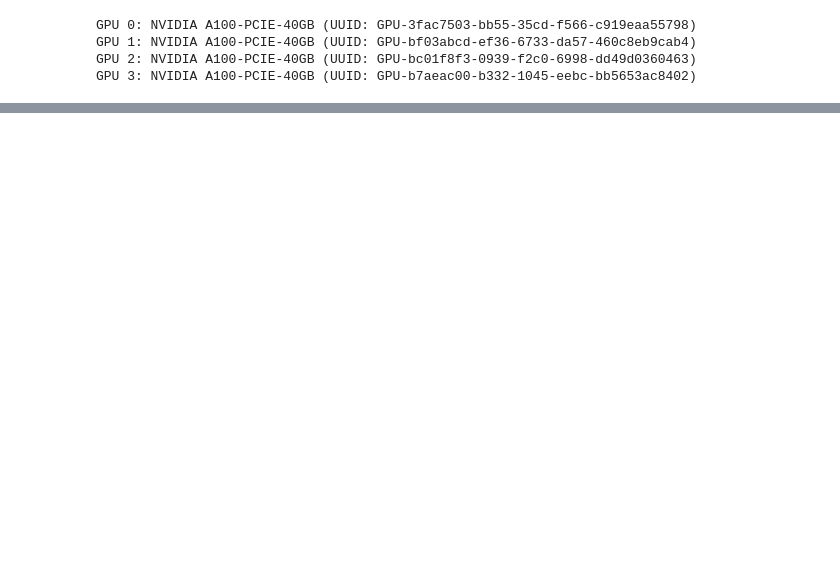
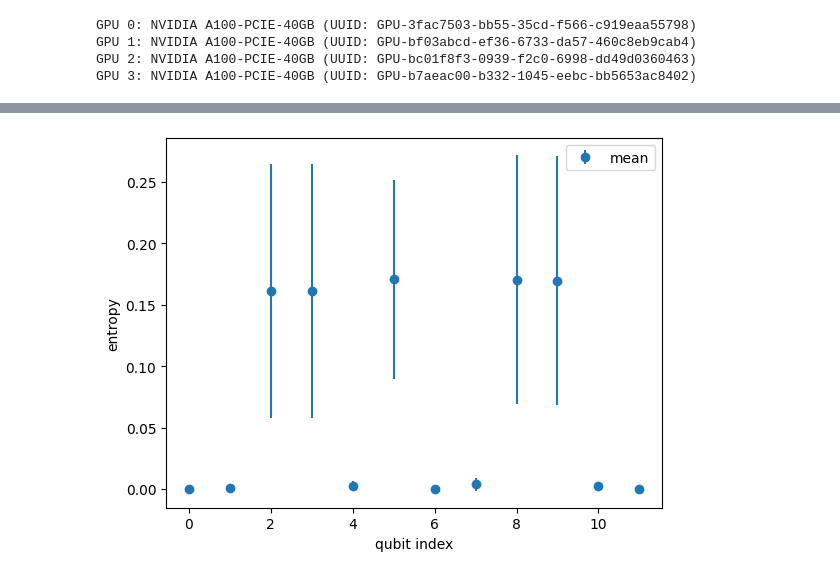
Before and after one commit to YutoMorohoshi/fourier_learning_ibm, a Jupyter notebook: test_circuit.ipynb, the cells around one changed output, grey strips where cells are left out. Drawn from its saved outputs; the diff is of its cells as text; code cells hidden in the pictures; blank space fills up the shorter version.

```diff
--- a/test_circuit.ipynb
+++ b/test_circuit.ipynb
@@ -84,0 +111,22 @@ circuit.draw(output="mpl", fold=-1)
+# %%
+n_samples = 10
+rng = np.random.default_rng(42)
+entropies = {}
+
+for i in range(n_samples):
+    print(f"sample {i}/{n_samples}")
+    # -1 から 1 の一様乱数で Js を生成。その後 sum(|Js|) = 1 になるように正規化
+    Js = rng.uniform(-1, 1, size=n_qubits - 1)
+    Js /= np.sum(np.abs(Js))
+
+    G = get_graph(n_qubits, Js)
+    heisenberg = HeisenbergModelGPU(n_qubits, G)
+    circuit = heisenberg.get_circuit(total_time=t, n_step=n_step, phase=0)
+
+    circuit.remove_final_measurements()
+    all_state = Statevector(circuit)
+    entropies[i] = []
+    for j in range(n_qubits):
+        trace_qubits = [k for k in range(n_qubits) if k != j]
+        half_state = partial_trace(all_state, trace_qubits)
+        entropies[i].append(entropy(half_state, base=2))
@@ -84,0 +144,4 @@ circuit.draw(output="mpl", fold=-1)
+# %%
+# DataFrame に変換。行がサンプル、列が qubit index
+df = pd.DataFrame.from_dict(entropies, orient="index")
+display(df)
@@ -84,0 +160,11 @@ circuit.draw(output="mpl", fold=-1)
+# %%
+# error bar を plot
+entropies_mean = df.mean()
+entropies_std = df.std()
+plt.errorbar(range(n_qubits), entropies_mean, yerr=entropies_std, fmt="o")
+plt.legend(["mean", "std"])
+plt.xlabel("qubit index")
+plt.ylabel("entropy")
+plt.show()
+# %% [output]
+[figure, added]
```
Also changed, not shown: parts of 14 cells of this notebook, 41 other files.
